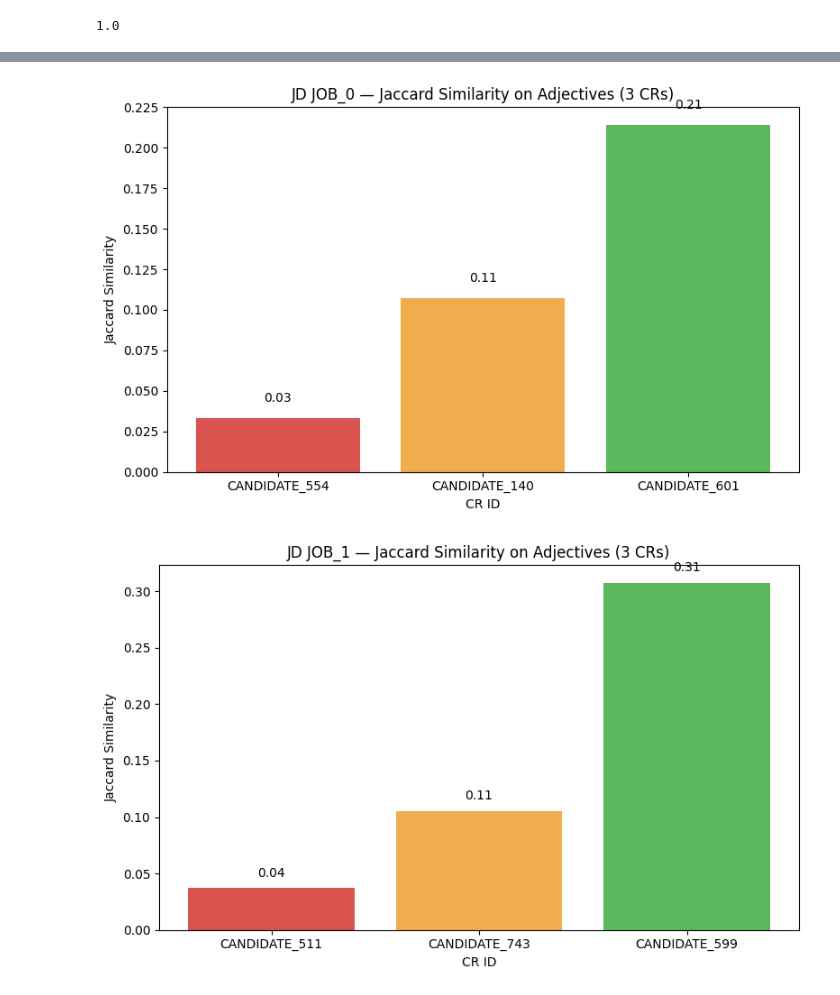
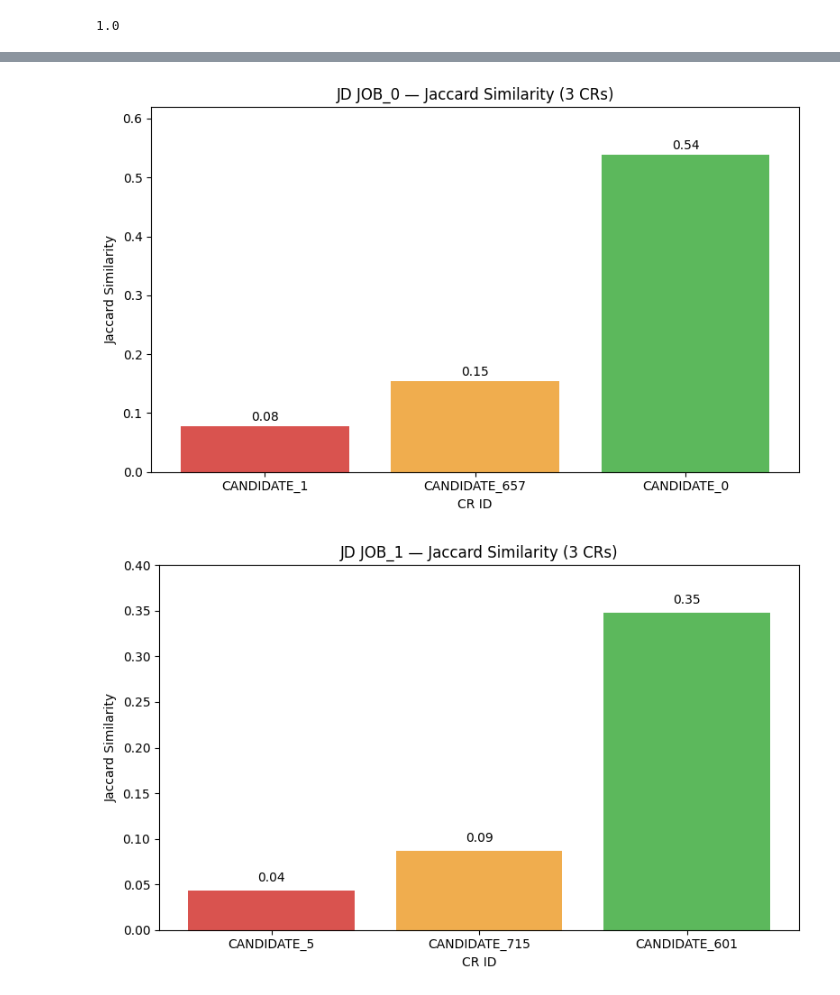
Before and after one commit to KAkhoa12/crawn_data_it, a Jupyter notebook: progress/ipynb/jaccard.ipynb, the cells around one changed output, grey strips where cells are left out. Saved outputs shown, nothing was run; the diff lists cells and outputs as text; code cells hidden in the pictures.

```diff
--- a/progress/ipynb/jaccard.ipynb
+++ b/progress/ipynb/jaccard.ipynb
@@ -247,2 +203,4 @@ df_similarity.reset_index(drop=True, inplace=True)
+# %%
+df_similarity.drop(columns=[c + '_set' for c in list_cols], inplace=True)
 # %%
 df_similarity.dropna(inplace=True)
@@ -409,18 +301,3 @@ df_similarity['suitability'] = df_similarity['suitability'].map({
     'Moderately Suitable': 1,
     'Most Suitable': 2
 })
-# %%
-from sklearn.preprocessing import MinMaxScaler
-
-# Sau khi tính xong adj_weight
-scaler = MinMaxScaler()
-df_similarity['scaled_adj_weight'] = scaler.fit_transform(df_similarity[['adj_weight']])
-df_similarity['total_similarity_v2'] = df_similarity['primary_skills_sim'] + \
-                                       df_similarity['secondary_skills_sim'] + \
-                                       (df_similarity['adjectives_sim'] * df_similarity['scaled_adj_weight'])
-# %%
-import numpy as np
-df_similarity['adj_weight_log'] = np.log1p(df_similarity['adj_weight'])  # log(1 + x)
-df_similarity['total_similarity_v3'] = df_similarity['primary_skills_sim'] + \
-                                       df_similarity['secondary_skills_sim'] + \
-                                       (df_similarity['adjectives_sim'] * df_similarity['adj_weight_log'])
@@ -460,43 +314,64 @@ plt.show()
 # %%
 import matplotlib.pyplot as plt
 import pandas as pd
 
-# Giả sử df_similarity đã có các cột: ['jd_id', 'cr_id', 'adjectives_sim']
 jd_ids = ['JOB_0', 'JOB_1']
 results = []
 
 for jd_id in jd_ids:
-    subset = df_similarity[df_similarity['jd_id'] == jd_id][['cr_id', 'primary_skills_sim']]
-    subset_sorted = subset.sort_values(by='primary_skills_sim')
+    subset = df_similarity.loc[df_similarity['jd_id'] == jd_id,
+                               ['cr_id', 'primary_sim']]
 
-    # Lấy: thấp nhất, trung bình, cao nhất
-    lowest = subset_sorted.iloc[0]
-    median = subset_sorted.iloc[len(subset_sorted) // 2]
-    highest = subset_sorted.iloc[-1]
+    # Sắp xếp tăng và lọc bỏ 0
+    subset_pos = subset[subset['primary_sim'] > 0].sort_values('primary_sim')
 
-    top3 = pd.DataFrame([lowest, median, highest])
+    if subset_pos.empty:          # Không có CR nào > 0
+        continue
+
+    # ---- lấy thấp nhất, trung vị, cao nhất ----
+    lowest  = subset_pos.iloc[0]
+    median  = subset_pos.iloc[len(subset_pos)//2]         # thực sự 50 %
+    highest = subset_pos.iloc[-1]
+
+    # Bảo đảm 3 CR khác nhau (phòng TH giá trị trùng)
+    top3 = pd.DataFrame([lowest, median, highest]).drop_duplicates('cr_id')
+
+    # Nếu bị trùng mà chỉ còn 2 → lấy thêm CR gần nhất chưa chọn
+    while len(top3) < 3 and len(subset_pos) > len(top3):
+        extra = subset_pos[~subset_pos['cr_id'].isin(top3['cr_id'])].iloc[0]
+        top3 = pd.concat([top3, extra.to_frame().T])
+
     top3['jd_id'] = jd_id
     results.append(top3)
 
-# Kết hợp lại
+# Gộp kết quả
 df_plot = pd.concat(results, ignore_index=True)
 
-# Vẽ biểu đồ cho từng JD
+# ─────────── Vẽ: mỗi JD một biểu đồ ───────────
+colors = ['#d9534f', '#f0ad4e', '#5cb85c']     # đỏ - cam - xanh
+
 for jd_id in jd_ids:
     df_sub = df_plot[df_plot['jd_id'] == jd_id]
 
+    if df_sub.empty:
+        print(f'JD {jd_id} không có CR similarity > 0')
+        continue
+
     plt.figure(figsize=(8, 5))
-    plt.bar(df_sub['cr_id'], df_sub['primary_skills_sim'], color=['#d9534f', '#f0ad4e', '#5cb85c'])
-    plt.title(f'JD {jd_id} — Jaccard Similarity on Adjectives (3 CRs)')
+    plt.bar(df_sub['cr_id'], df_sub['primary_sim'], color=colors[:len(df_sub)])
+    plt.title(f'JD {jd_id} — Jaccard Similarity (3 CRs)')
     plt.xlabel('CR ID')
     plt.ylabel('Jaccard Similarity')
-    for i, v in enumerate(df_sub['primary_skills_sim']):
-        plt.text(i, v + 0.01, f"{v:.2f}", ha='center')
+
+    for i, v in enumerate(df_sub['primary_sim']):
+        plt.text(i, v + 0.01, f'{v:.2f}', ha='center')
+
+    plt.ylim(0, df_sub['primary_sim'].max()*1.15)      # thêm khoảng trống ghi số
     plt.tight_layout()
     plt.show()
 # %% [output]
-[figure, old version]
+[figure, new version]
-[figure, old version]
+[figure, new version]
 # %%
 import matplotlib.pyplot as plt
 import pandas as pd
```
Also changed, not shown: parts of 36 cells of this notebook, 22 other files.
